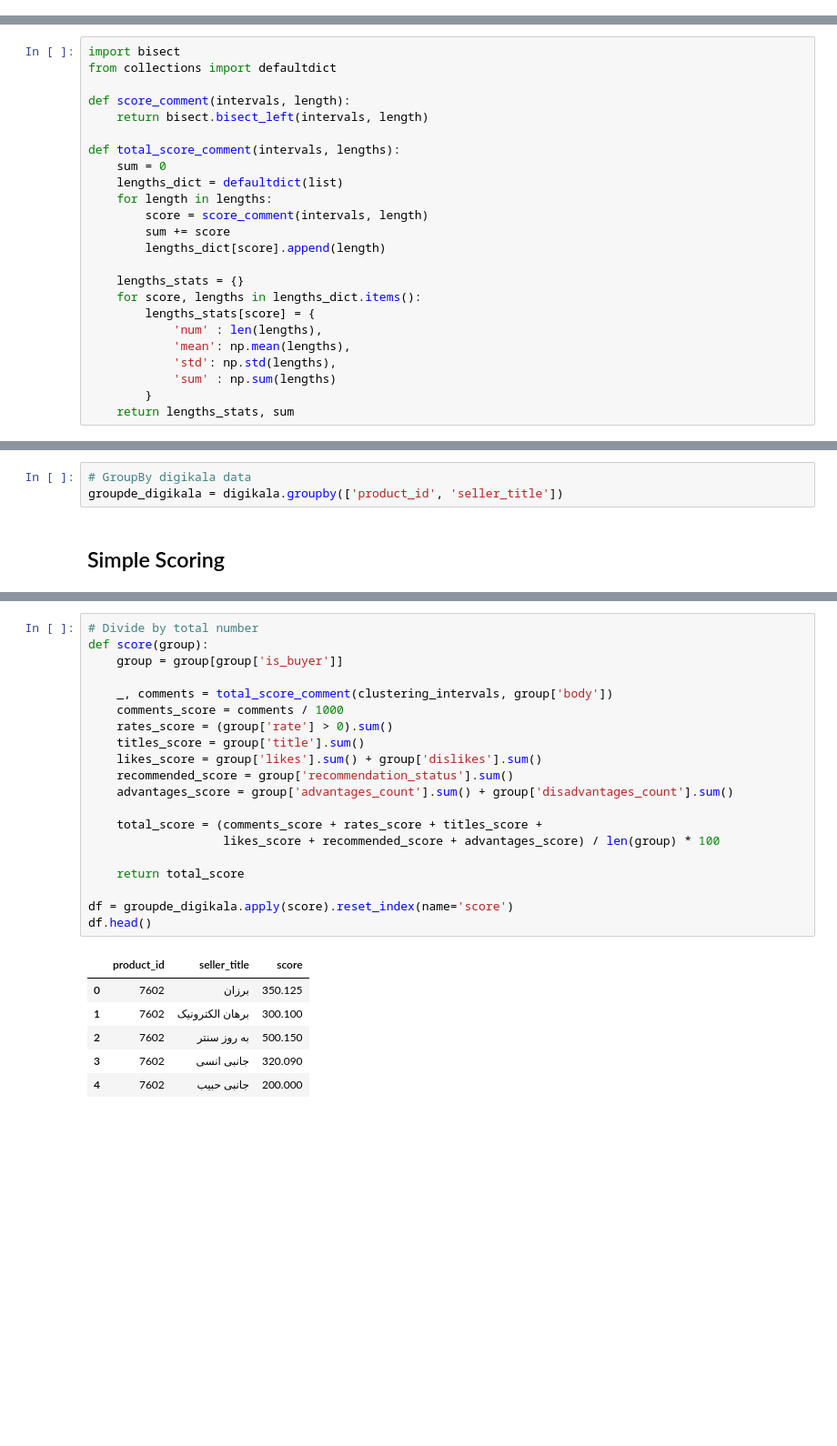
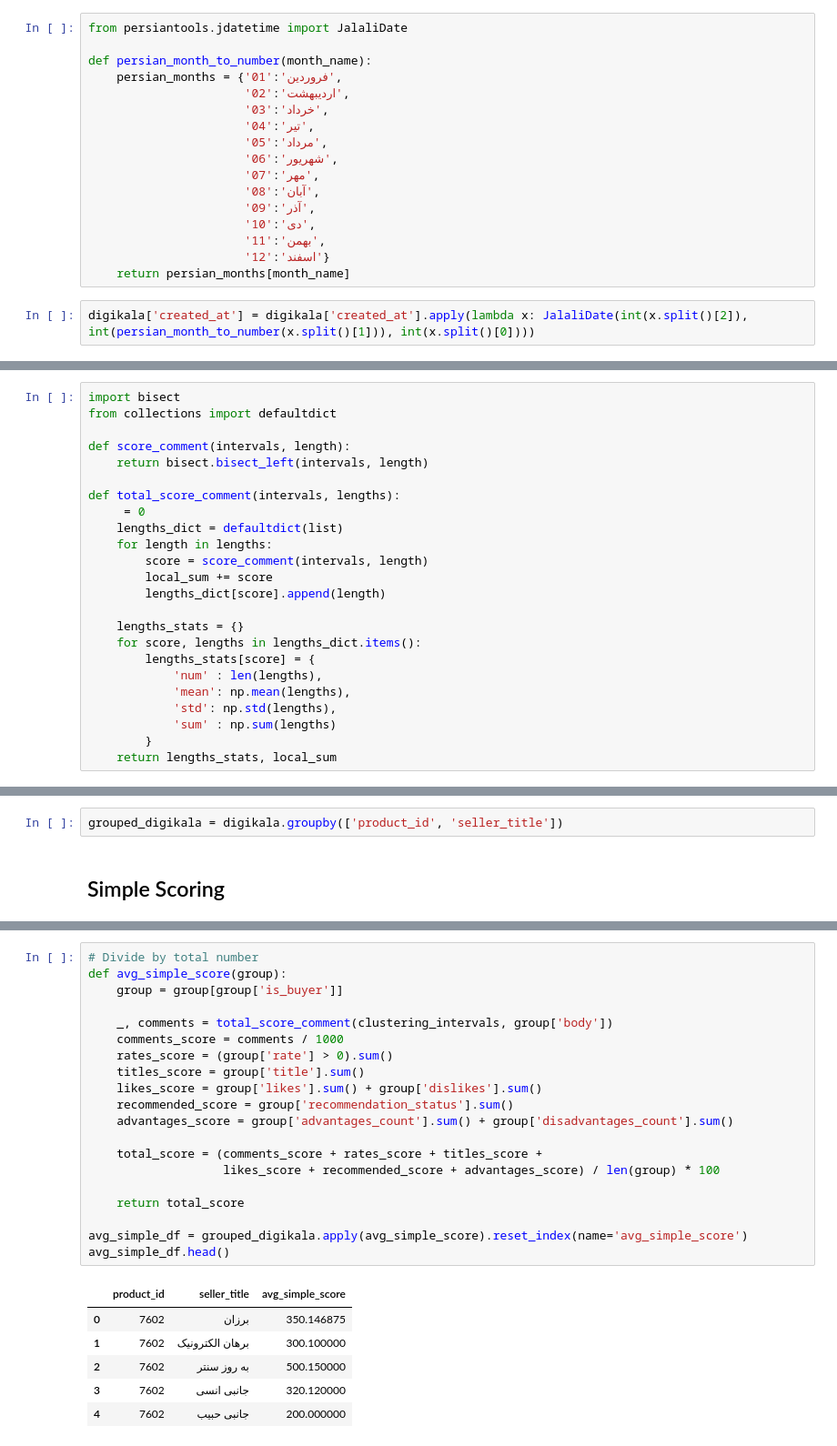
Before and after one commit to Arefnmy/Digikala-user-engagement-analysis, a Jupyter notebook: scoring.ipynb, the cells around one changed output, grey strips where cells are left out. Shown at 91% size. Cells and saved outputs as stored; diff of their text form; blank space fills up the shorter version.

```diff
--- a/scoring.ipynb
+++ b/scoring.ipynb
@@ -27,6 +27,25 @@ digikala.describe()
 | 50% | 4.044773e+07 | 1.000000e+00 | 6.000000e+00 | 4.000000e+00 | 1.000000e+00 | 3.183184e+06 | 0.000000e+00 | 0.000000e+00 | ... |
 | 75% | 4.897122e+07 | 1.000000e+00 | 1.200000e+01 | 5.000000e+00 | 1.000000e+00 | 5.992988e+06 | 0.000000e+00 | 0.000000e+00 | ... |
 | max | 5.474516e+07 | 1.000000e+00 | 9.080000e+02 | 2.500000e+03 | 1.000000e+00 | 1.270221e+07 | 1.136000e+03 | 3.360000e+02 | ... |
+# %%
+from persiantools.jdatetime import JalaliDate
+
+def persian_month_to_number(month_name):
+    persian_months = {'فروردین':'01',
+                      'اردیبهشت':'02',
+                      'خرداد':'03',
+                      'تیر':'04',
+                      'مرداد':'05',
+                      'شهریور':'06',
+                      'مهر':'07',
+                      'آبان':'08',
+                      'آذر':'09',
+                      'دی':'10',
+                      'بهمن':'11',
+                      'اسفند':'12'}
+    return persian_months[month_name]
+# %%
+digikala['created_at'] = digikala['created_at'].apply(lambda x: JalaliDate(int(x.split()[2]), int(persian_month_to_number(x.split()[1])), int(x.split()[0])))
 # %% [markdown]
 # Exploring Data
 # %% [markdown]
@@ -49,11 +68,11 @@ def score_comment(intervals, length):
     return bisect.bisect_left(intervals, length)
 
 def total_score_comment(intervals, lengths):
-    sum = 0
+     = 0
     lengths_dict = defaultdict(list)
     for length in lengths:
         score = score_comment(intervals, length)
-        sum += score
+        local_sum += score
         lengths_dict[score].append(length)
 
     lengths_stats = {}
@@ -64,7 +83,7 @@ def total_score_comment(intervals, lengths):
             'std': np.std(lengths),
             'sum' : np.sum(lengths)
         }
-    return lengths_stats, sum
+    return lengths_stats, local_sum
 # %%
 # check function
 intervals = [0, 1, 5, 10]
@@ -209,8 +219,7 @@ digikala['label'] = digikala.apply(label_group, axis=1)
 # %% [markdown]
 # Define Scoring Function
 # %%
-# GroupBy digikala data
-groupde_digikala = digikala.groupby(['product_id', 'seller_title'])
+grouped_digikala = digikala.groupby(['product_id', 'seller_title'])
 # %% [markdown]
 ## Simple Scoring
 # %%
@@ -241,28 +250,28 @@ df.head()
 | 4 | 7602 | جانبی حبیب | 2.000 |
 # %%
 # Divide by total number
-def score(group):
+def avg_simple_score(group):
     group = group[group['is_buyer']]
 
     _, comments = total_score_comment(clustering_intervals, group['body'])
     comments_score = comments / 1000
     rates_score = (group['rate'] > 0).sum()
     titles_score = group['title'].sum()
     likes_score = group['likes'].sum() + group['dislikes'].sum()
     recommended_score = group['recommendation_status'].sum()
     advantages_score = group['advantages_count'].sum() + group['disadvantages_count'].sum()
 
     total_score = (comments_score + rates_score + titles_score +
                    likes_score + recommended_score + advantages_score) / len(group) * 100
 
     return total_score
 
-df = groupde_digikala.apply(score).reset_index(name='score')
-df.head()
+avg_simple_df = grouped_digikala.apply(avg_simple_score).reset_index(name='avg_simple_score')
+avg_simple_df.head()
 # %% [output]
-|  | product_id | seller_title | score |
-| 0 | 7602 | برزان | 350.125 |
-| 1 | 7602 | برهان الکترونیک | 300.100 |
-| 2 | 7602 | به روز سنتر | 500.150 |
-| 3 | 7602 | جانبی انسی | 320.090 |
-| 4 | 7602 | جانبی حبیب | 200.000 |
+|  | product_id | seller_title | avg_simple_score |
+| 0 | 7602 | برزان | 350.146875 |
+| 1 | 7602 | برهان الکترونیک | 300.100000 |
+| 2 | 7602 | به روز سنتر | 500.150000 |
+| 3 | 7602 | جانبی انسی | 320.120000 |
+| 4 | 7602 | جانبی حبیب | 200.000000 |
```
Also changed, not shown: parts of 18 cells of this notebook.
